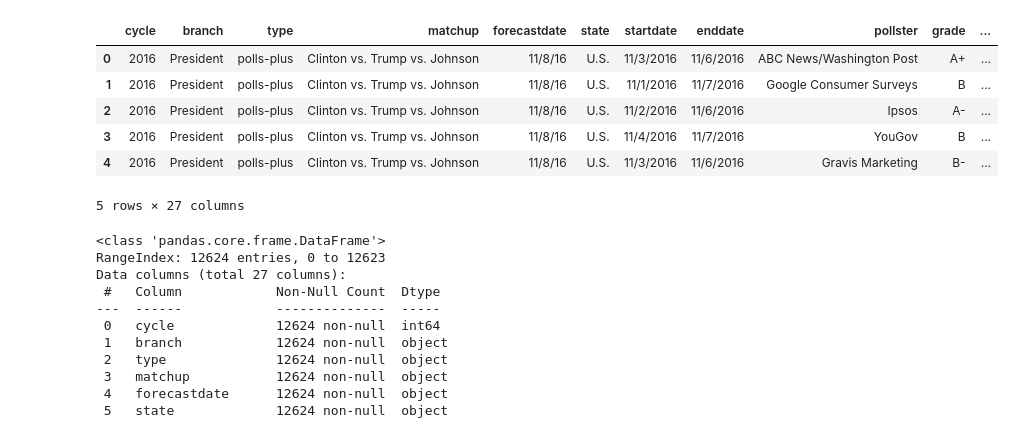
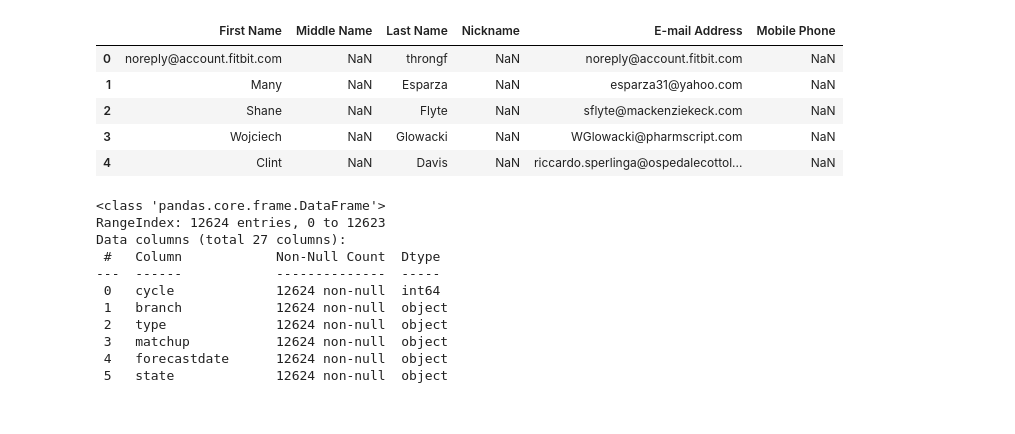
Before and after one commit to VZDataMERB/Stevenson-Electric-Solutions, a Jupyter notebook: 1292024_DataWrangling_Cleaning.ipynb, the cells around one changed output. Cells and saved outputs as stored; diff of their text form; code cells hidden in the pictures.

```diff
--- a/1292024_DataWrangling_Cleaning.ipynb
+++ b/1292024_DataWrangling_Cleaning.ipynb
@@ -3,17 +3,16 @@
 # %%
 import pandas as pd
 # %%
-polls = pd.read_csv("https://raw.githubusercontent.com/fenago/dw/main/data/president_polls_2016.csv")
+SESC = pd.read_csv("https://raw.githubusercontent.com/VZDataMERB/Stevenson-Electric-Solutions/refs/heads/main/ContactDB.csv")
 # %%
-polls.head()
+SESC.head()
 # %% [output]
-|  | cycle | branch | type | matchup | forecastdate | state | startdate | enddate | pollster | grade | ... |
-| 0 | 2016 | President | polls-plus | Clinton vs. Trump vs. Johnson | 11/8/16 | U.S. | 11/3/2016 | 11/6/2016 | ABC News/Washington Post | A+ | ... |
-| 1 | 2016 | President | polls-plus | Clinton vs. Trump vs. Johnson | 11/8/16 | U.S. | 11/1/2016 | 11/7/2016 | Google Consumer Surveys | B | ... |
-| 2 | 2016 | President | polls-plus | Clinton vs. Trump vs. Johnson | 11/8/16 | U.S. | 11/2/2016 | 11/6/2016 | Ipsos | A- | ... |
-| 3 | 2016 | President | polls-plus | Clinton vs. Trump vs. Johnson | 11/8/16 | U.S. | 11/4/2016 | 11/7/2016 | YouGov | B | ... |
-| 4 | 2016 | President | polls-plus | Clinton vs. Trump vs. Johnson | 11/8/16 | U.S. | 11/3/2016 | 11/6/2016 | Gravis Marketing | B- | ... |
+|  | First Name | Middle Name | Last Name | Nickname | E-mail Address | Mobile Phone |
+| 0 | noreply@account.fitbit.com | NaN | throngf | NaN | noreply@account.fitbit.com | NaN |
+| 1 | Many | NaN | Esparza | NaN | esparza31@yahoo.com | NaN |
+| 2 | Shane | NaN | Flyte | NaN | sflyte@mackenziekeck.com | NaN |
+| 3 | Wojciech | NaN | Glowacki | NaN | WGlowacki@pharmscript.com | NaN |
+| 4 | Clint | NaN | Davis | NaN | riccardo.sperlinga@ospedalecottol... | NaN |
-5 rows × 27 columns
 # %%
 polls.info(verbose=True, memory_usage="deep",show_counts=True)
 # %% [output]
```
Also changed, not shown: parts of 1 cell of this notebook.
